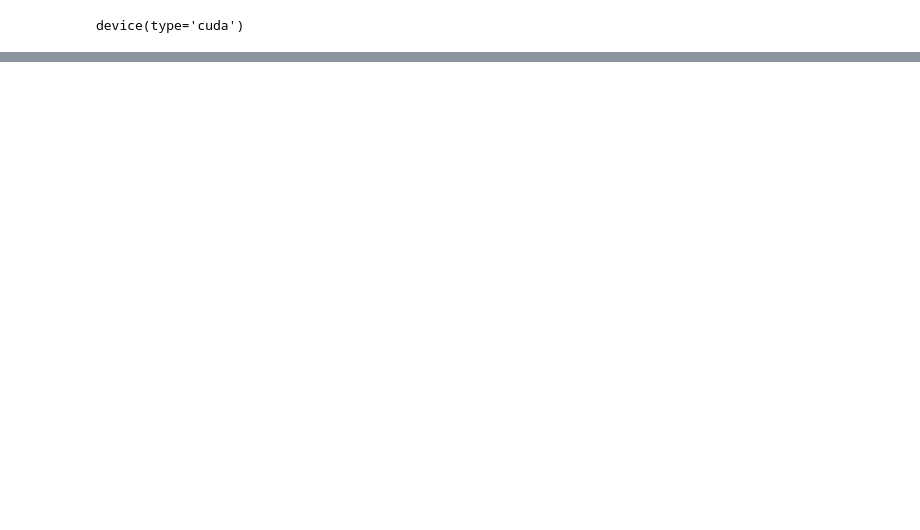
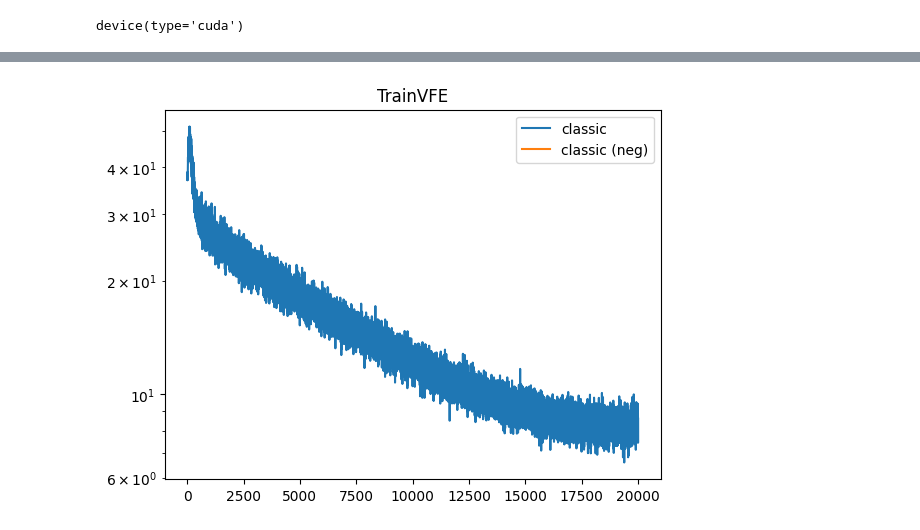
Before and after one commit to joeagriffith/pclib, a Jupyter notebook: examples/mnist/fc_iPC/unsupervised.ipynb, the cells around one changed output, grey strips where cells are left out. Drawn from its saved outputs; the diff is of its cells as text; code cells hidden in the pictures; blank space fills up the shorter version.

```diff
--- a/examples/mnist/fc_iPC/unsupervised.ipynb
+++ b/examples/mnist/fc_iPC/unsupervised.ipynb
@@ -79,2 +76,4 @@ print('Min value: ', train_dataset.transformed_images.min())
 Max value:  tensor(1., device='cuda:0')
 Min value:  tensor(0., device='cuda:0')
+# %%
+all_stats = {}
@@ -80,0 +166,27 @@ Min value:  tensor(0., device='cuda:0')
+# %%
+torch.manual_seed(seed)
+
+model_name = 'original'
+model = FCPCN(
+    sizes=[INPUT_SHAPE, 512, 256, 128],
+    precisions=[-9999, 10.0, 10.0, 10.0],
+    bias=True,
+    symmetric=True,
+    actv_fn=F.relu,
+    steps=20,
+    gamma=0.02,
+    x_decay=0.0,
+    dropout=0.1,
+    has_top=True,
+).to(device)
+stats = {
+    'epoch': 0,
+    'posVfe': [],
+    'negVfe': [],
+    'cdVfe': [],
+    'valVfe': [],
+    'valAcc': [],
+}
+# Init particles
+pos_state = model.init_state(train_dataset.transformed_images.flatten(1).clone())
+neg_state = model.init_state(train_dataset.transformed_images.flatten(1).clone())
@@ -80,0 +210,12 @@ Min value:  tensor(0., device='cuda:0')
+# %%
+all_stats['classic'] = stats
+# %%
+for k, v in all_stats.items():
+    plt.plot(v['posVfe'], label=k)
+    plt.plot(v['negVfe'], label=k+' (neg)')
+plt.legend()
+plt.yscale('log')
+plt.title('TrainVFE')
+plt.show()
+# %% [output]
+[figure, added]
```
Also changed, not shown: parts of 15 cells of this notebook, 31 other files.
